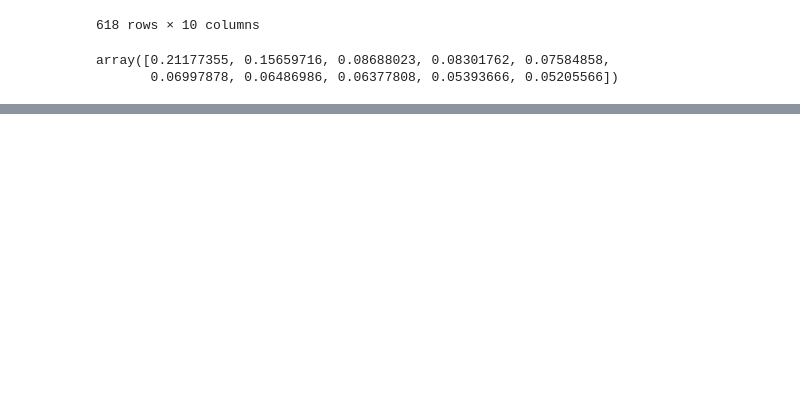
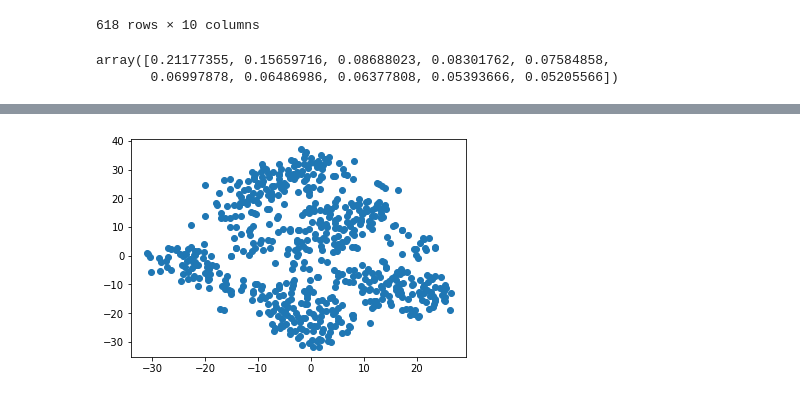
Before and after one commit to YHuang7802/Unsupervised-Learning-Challenge, a Jupyter notebook: myopia_notebook.ipynb, the cells around one changed output, grey strips where cells are left out. Drawn from its saved outputs; the diff is of its cells as text; code cells hidden in the pictures; blank space fills up the shorter version.

```diff
--- a/myopia_notebook.ipynb
+++ b/myopia_notebook.ipynb
@@ -88,9 +89,7 @@ array([[ 5.35502713e-01,  1.14500427e+00, -1.38501894e+00, ...,
         -2.73804495e-01,  9.46160724e-01,  4.95797353e-01]])
 # %%
 # Transform PCA data to a DataFrame
-myo_pca = pd.DataFrame(
-    data=my_pca
-)
+myo_pca = pd.DataFrame(data=my_pca)
 myo_pca
 # %% [output]
 |  | 0 | 1 | 2 | 3 | 4 | 5 | 6 | 7 | 8 | 9 |
@@ -114,5 +113,5 @@ array([0.21177355, 0.15659716, 0.08688023, 0.08301762, 0.07584858,
        0.06997878, 0.06486986, 0.06377808, 0.05393666, 0.05205566])
 # %%
 # Run t-SNE
-tsne = TSNE(learning_rate=250)
-tsne_features = tsne.fit_transform(scaled_features)
+tsne = TSNE(learning_rate=500)
+tsne_features = tsne.fit_transform(myo_pca)
@@ -118,0 +143,14 @@ tsne_features = tsne.fit_transform(scaled_features)
+# %%
+# Prepare to plot the dataset
+
+# The first column of transformed features
+myo_pca['x'] = tsne_features[:,0]
+
+# The second column of transformed features
+myo_pca['y'] = tsne_features[:,1]
+# %%
+# Visualize the clusters
+plt.scatter(myo_pca['x'], myo_pca['y'])
+plt.show()
+# %% [output]
+[figure, added]
```
Also changed, not shown: parts of 7 cells of this notebook.
